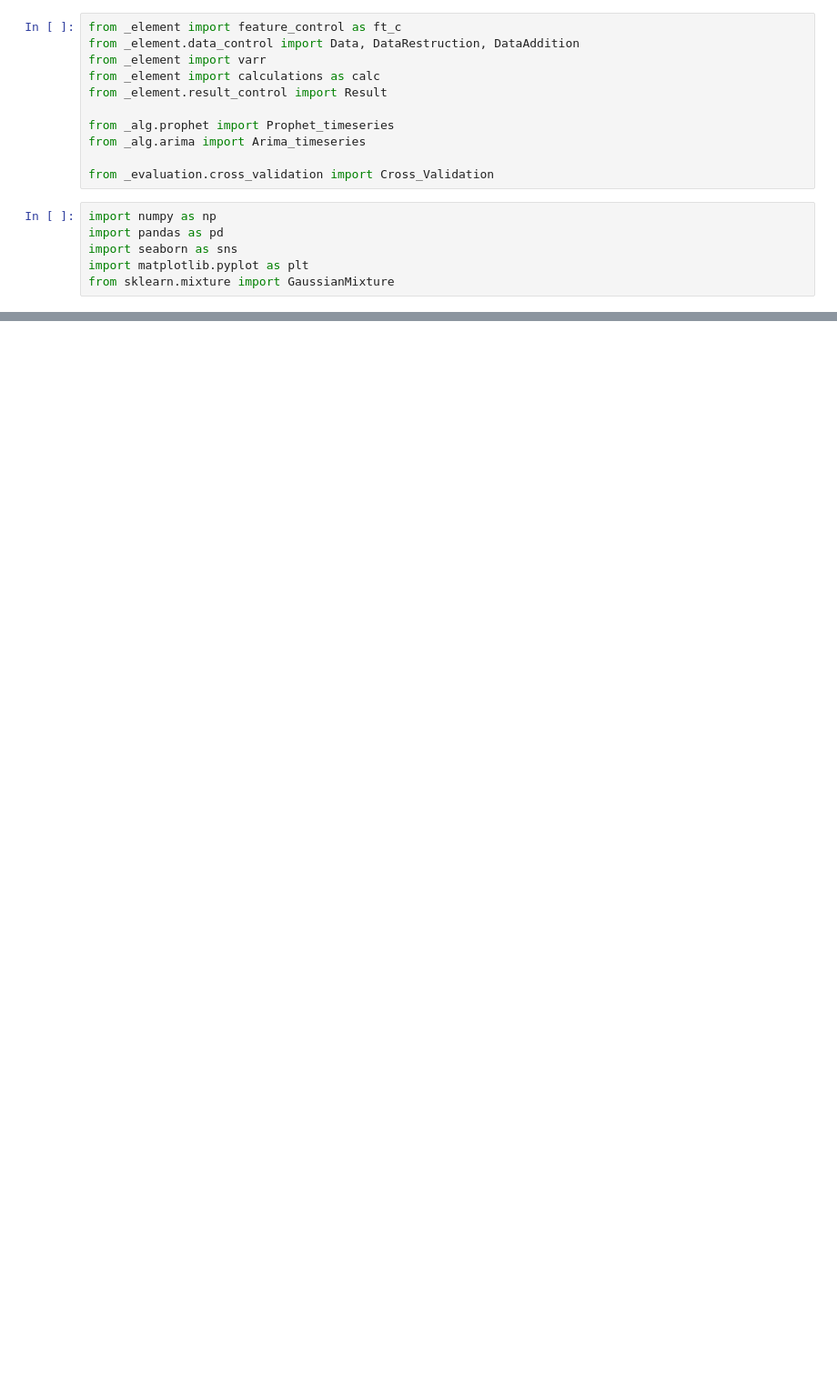
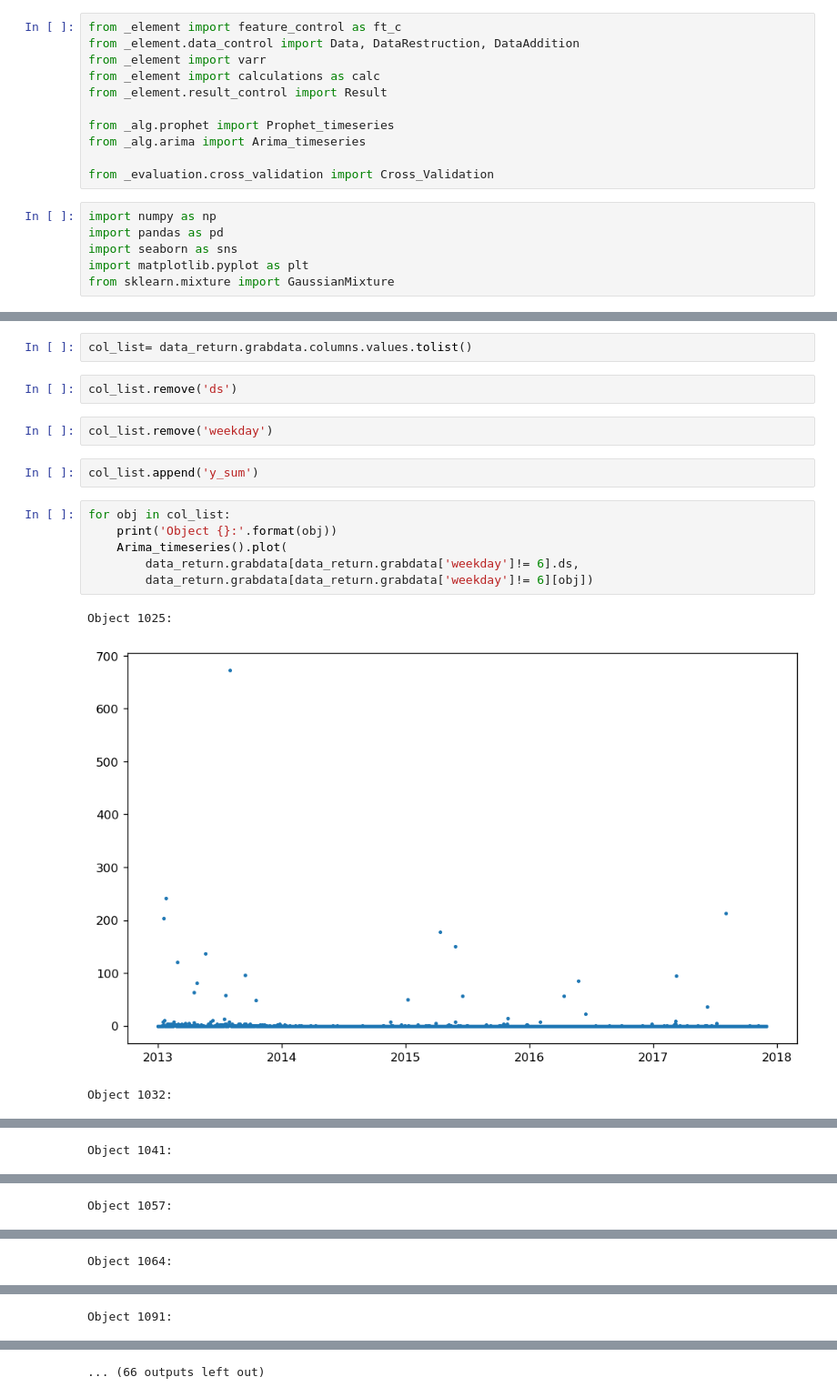
Before and after one commit to rpblic/nextop-engine, a Jupyter notebook: nextop_engine/_analysis_result/180221_logisall/0219_DataRestructuring_return.ipynb, the cells around one changed output, grey strips where cells are left out. Shown at 91% size. Saved outputs shown, nothing was run; the diff lists cells and outputs as text; blank space fills up the shorter version.

```diff
--- a/nextop_engine/_analysis_result/180221_logisall/0219_DataRestructuring_return.ipynb
+++ b/nextop_engine/_analysis_result/180221_logisall/0219_DataRestructuring_return.ipynb
@@ -193,0 +121,18 @@ data_out2015.data[frozenset({'raw'})].to_pickle('C:\\Nextop\\nextop-engine\\next
+# %%
+col_list= data_return.grabdata.columns.values.tolist()
+# %%
+col_list.remove('ds')
+# %%
+col_list.remove('weekday')
+# %%
+col_list.append('y_sum')
+# %%
+for obj in col_list:
+    print('Object {}:'.format(obj))
+    Arima_timeseries().plot(
+        data_return.grabdata[data_return.grabdata['weekday']!= 6].ds,
+        data_return.grabdata[data_return.grabdata['weekday']!= 6][obj])
+# %% [output]
+Object 1025:
+[figure, added]
+Object 1032:
@@ -193,0 +140 @@ data_out2015.data[frozenset({'raw'})].to_pickle('C:\\Nextop\\nextop-engine\\next
+Object 1041:
@@ -193,0 +142 @@ data_out2015.data[frozenset({'raw'})].to_pickle('C:\\Nextop\\nextop-engine\\next
+Object 1057:
@@ -193,0 +144 @@ data_out2015.data[frozenset({'raw'})].to_pickle('C:\\Nextop\\nextop-engine\\next
+Object 1064:
@@ -193,0 +146 @@ data_out2015.data[frozenset({'raw'})].to_pickle('C:\\Nextop\\nextop-engine\\next
+Object 1091:
@@ -193,0 +148 @@ data_out2015.data[frozenset({'raw'})].to_pickle('C:\\Nextop\\nextop-engine\\next
+... (66 outputs left out)
```
Also changed, not shown: parts of 48 cells of this notebook, 12 other files.
